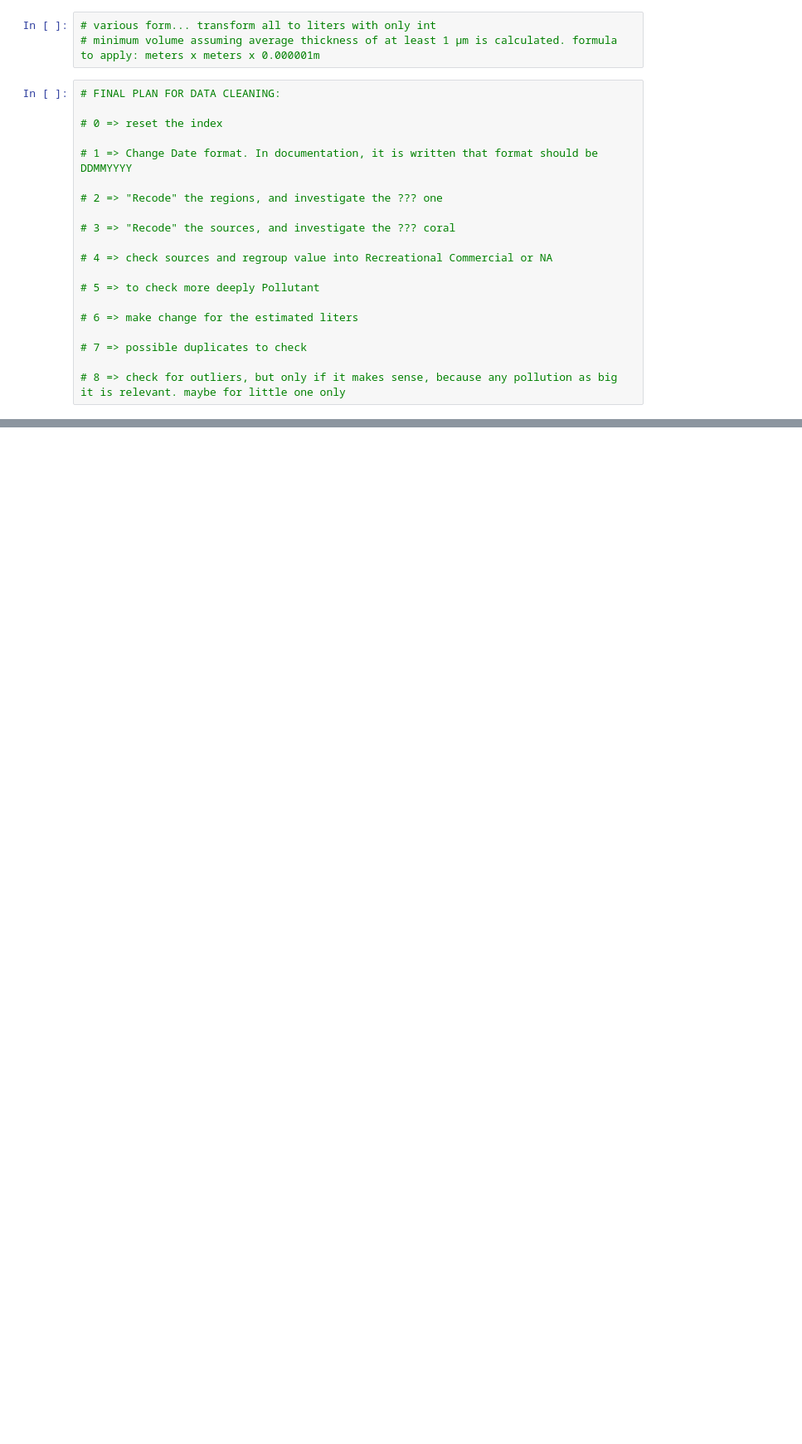
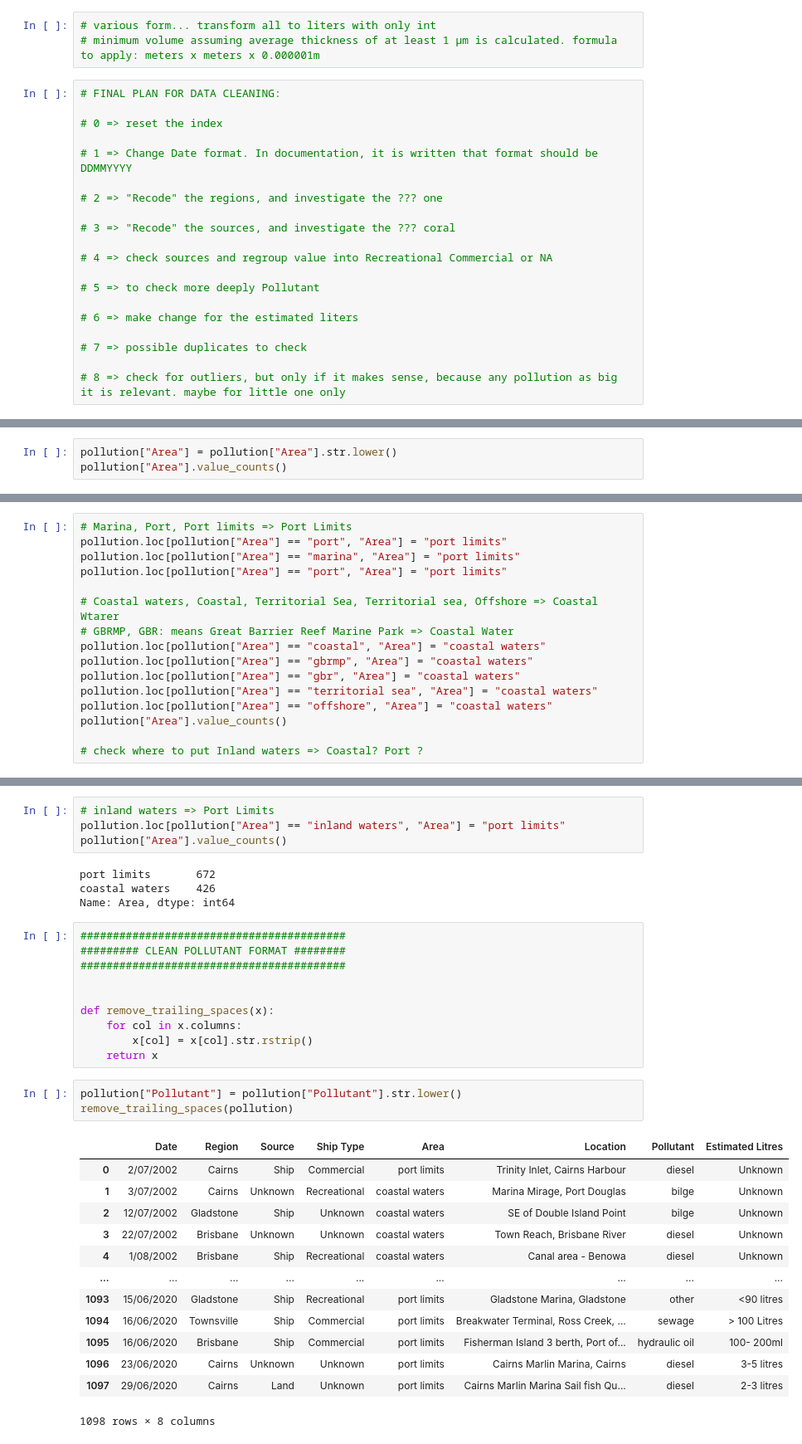
Before and after one commit to ecoloco-x/Project_3_data_cleaning, a Jupyter notebook: codes_for_data_exploration.ipynb, the cells around one changed output, grey strips where cells are left out. Shown at 83% size. Cells and saved outputs as stored; diff of their text form; blank space fills up the shorter version.

```diff
--- a/codes_for_data_exploration.ipynb
+++ b/codes_for_data_exploration.ipynb
@@ -397,0 +591,3 @@ pollution.to_csv("pollution_uncleaned.csv", encoding='utf-8')
+# %%
+pollution["Area"] = pollution["Area"].str.lower()
+pollution["Area"].value_counts()
@@ -397,0 +606,16 @@ pollution.to_csv("pollution_uncleaned.csv", encoding='utf-8')
+# %%
+# Marina, Port, Port limits => Port Limits
+pollution.loc[pollution["Area"] == "port", "Area"] = "port limits"
+pollution.loc[pollution["Area"] == "marina", "Area"] = "port limits"
+pollution.loc[pollution["Area"] == "port", "Area"] = "port limits"
+
+# Coastal waters, Coastal, Territorial Sea, Territorial sea, Offshore => Coastal Wtarer
+# GBRMP, GBR: means Great Barrier Reef Marine Park => Coastal Water
+pollution.loc[pollution["Area"] == "coastal", "Area"] = "coastal waters"
+pollution.loc[pollution["Area"] == "gbrmp", "Area"] = "coastal waters"
+pollution.loc[pollution["Area"] == "gbr", "Area"] = "coastal waters"
+pollution.loc[pollution["Area"] == "territorial sea", "Area"] = "coastal waters"
+pollution.loc[pollution["Area"] == "offshore", "Area"] = "coastal waters"
+pollution["Area"].value_counts()
+
+# check where to put Inland waters => Coastal? Port ?
@@ -397,0 +643,35 @@ pollution.to_csv("pollution_uncleaned.csv", encoding='utf-8')
+# %%
+# inland waters => Port Limits
+pollution.loc[pollution["Area"] == "inland waters", "Area"] = "port limits"
+pollution["Area"].value_counts()
+# %% [output]
+port limits       672
+coastal waters    426
+Name: Area, dtype: int64
+# %%
+#########################################
+######### CLEAN POLLUTANT FORMAT ########
+#########################################
+
+
+def remove_trailing_spaces(x):
+    for col in x.columns:
+        x[col] = x[col].str.rstrip()
+    return x
+# %%
+pollution["Pollutant"] = pollution["Pollutant"].str.lower()
+remove_trailing_spaces(pollution)
+# %% [output]
+|  | Date | Region | Source | Ship Type | Area | Location | Pollutant | Estimated Litres |
+| 0 | 2/07/2002 | Cairns | Ship | Commercial | port limits | Trinity Inlet, Cairns Harbour | diesel | Unknown |
+| 1 | 3/07/2002 | Cairns | Unknown | Recreational | coastal waters | Marina Mirage, Port Douglas | bilge | Unknown |
+| 2 | 12/07/2002 | Gladstone | Ship | Unknown | coastal waters | SE of Double Island Point | bilge | Unknown |
+| 3 | 22/07/2002 | Brisbane | Unknown | Unknown | coastal waters | Town Reach, Brisbane River | diesel | Unknown |
+| 4 | 1/08/2002 | Brisbane | Ship | Recreational | coastal waters | Canal area - Benowa | diesel | Unknown |
+| ... | ... | ... | ... | ... | ... | ... | ... | ... |
+| 1093 | 15/06/2020 | Gladstone | Ship | Recreational | port limits | Gladstone Marina, Gladstone | other | <90 litres |
+| 1094 | 16/06/2020 | Townsville | Ship | Commercial | port limits | Breakwater Terminal, Ross Creek, ... | sewage | > 100 Litres |
+| 1095 | 16/06/2020 | Brisbane | Ship | Commercial | port limits | Fisherman Island 3 berth, Port of... | hydraulic oil | 100- 200ml |
+| 1096 | 23/06/2020 | Cairns | Unknown | Unknown | port limits | Cairns Marlin Marina, Cairns | diesel | 3-5 litres |
+| 1097 | 29/06/2020 | Cairns | Land | Unknown | port limits | Cairns Marlin Marina Sail fish Qu... | diesel | 2-3 litres |
+1098 rows × 8 columns
```
Also changed, not shown: parts of 50 cells of this notebook, 1 other file.
